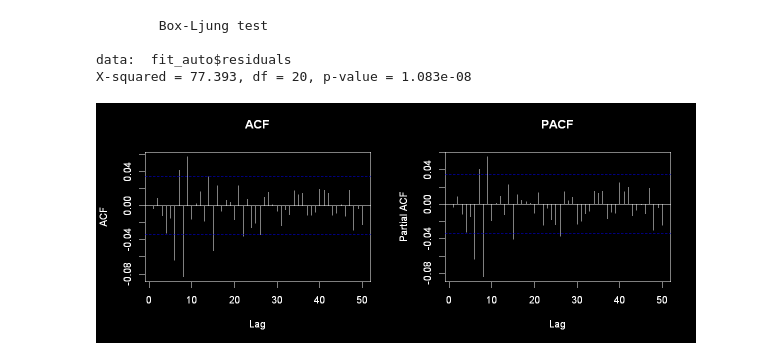
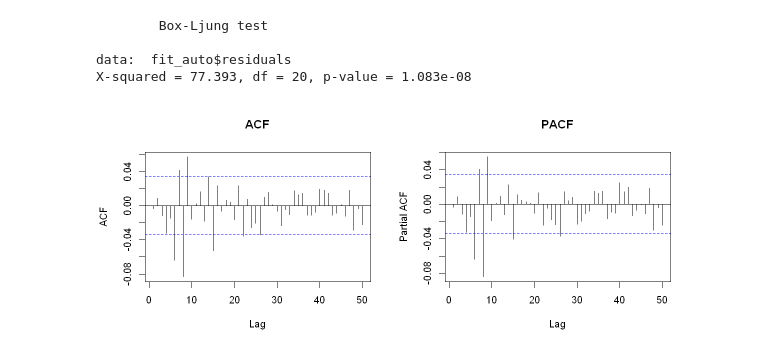
Before and after one commit to 52804407/Applied_Econometrics_MSFT, a Jupyter notebook: main.ipynb, the cells around one changed output. Cells and saved outputs as stored; diff of their text form; code cells hidden in the pictures.

```diff
--- a/main.ipynb
+++ b/main.ipynb
@@ -170,8 +170,8 @@ Box.test(fit_auto$residuals, lag = 20, type = c("Ljung-Box"))
 data:  fit_auto$residuals
 X-squared = 77.393, df = 20, p-value = 1.083e-08
 # %%
-par(mfrow = c(1,2), bg = "black", col.axis = "white", col.lab = "white", col.main = "white", fg = "white")
+par(mfrow = c(1,2))
 Acf(fit_auto$residuals, lag.max = 50, main = "ACF")
 Pacf(fit_auto$residuals, lag.max = 50, main = "PACF")
 # %% [output]
-[figure, old version]
+[figure, new version]
```
Also changed, not shown: parts of 3 cells of this notebook.
